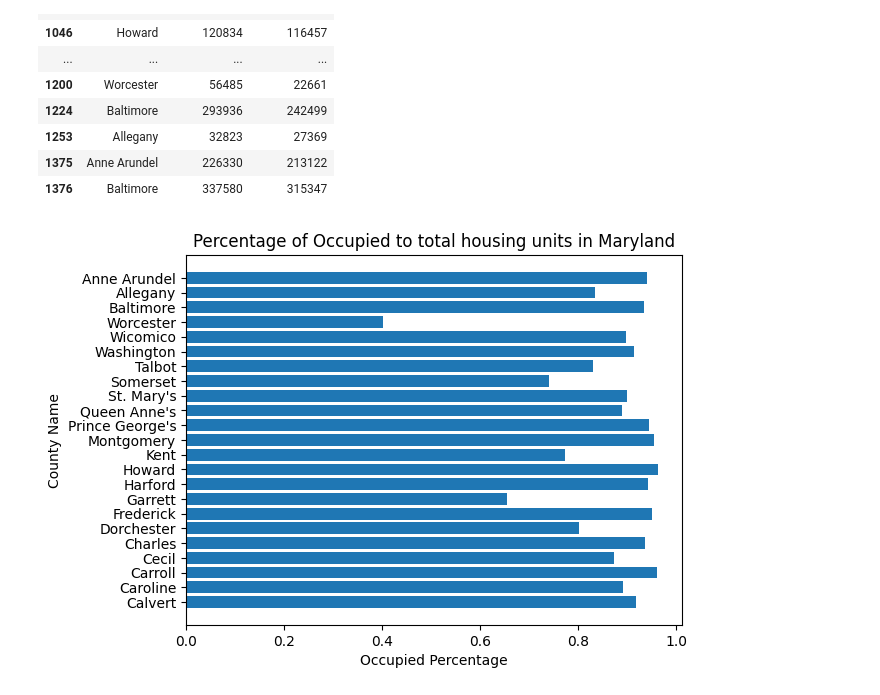
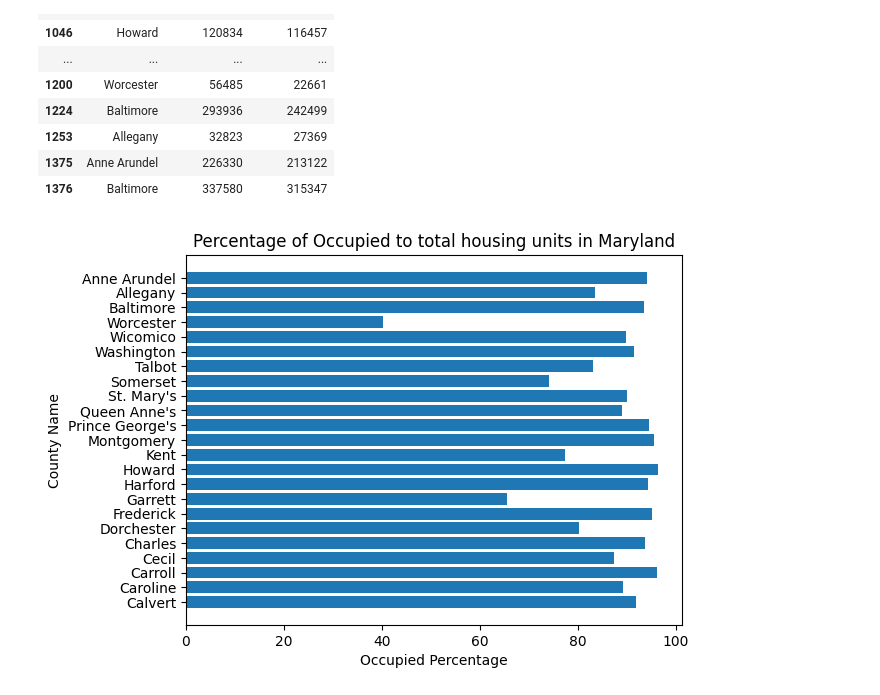
Before and after one commit to UMBC-CMSC636-Team6/UMBC-CMSC636-Team6, a Jupyter notebook: Phase1_ExtraCredit.ipynb, the cells around one changed output. Saved outputs shown, nothing was run; the diff lists cells and outputs as text; code cells hidden in the pictures.

```diff
--- a/Phase1_ExtraCredit.ipynb
+++ b/Phase1_ExtraCredit.ipynb
@@ -47,9 +47,9 @@ housing_data_md
 | 1376 | Baltimore | 337580 | 315347 |
 # %%
 plt.title("Percentage of Occupied to total housing units in Maryland")
-plt.barh(housing_data_md['NAME'],housing_data_md['B25002EST2']/housing_data_md['B25002EST1'])
+plt.barh(housing_data_md['NAME'],(housing_data_md['B25002EST2']/housing_data_md['B25002EST1'])*100)
 plt.ylabel("County Name")
 plt.xlabel("Occupied Percentage")
 plt.show()
 # %% [output]
-[figure, old version]
+[figure, new version]
```
